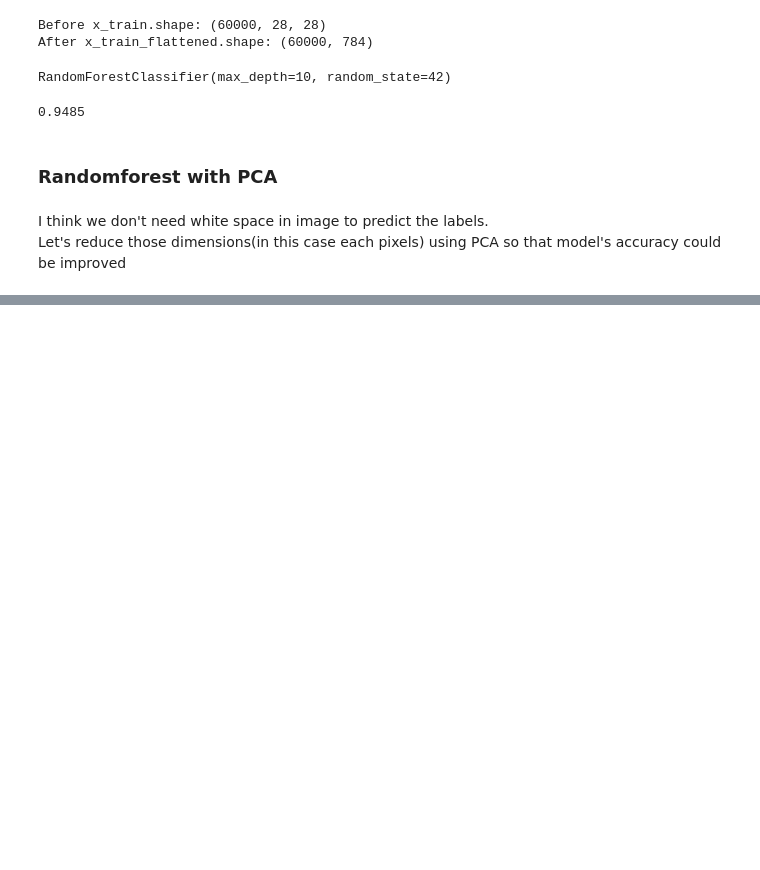
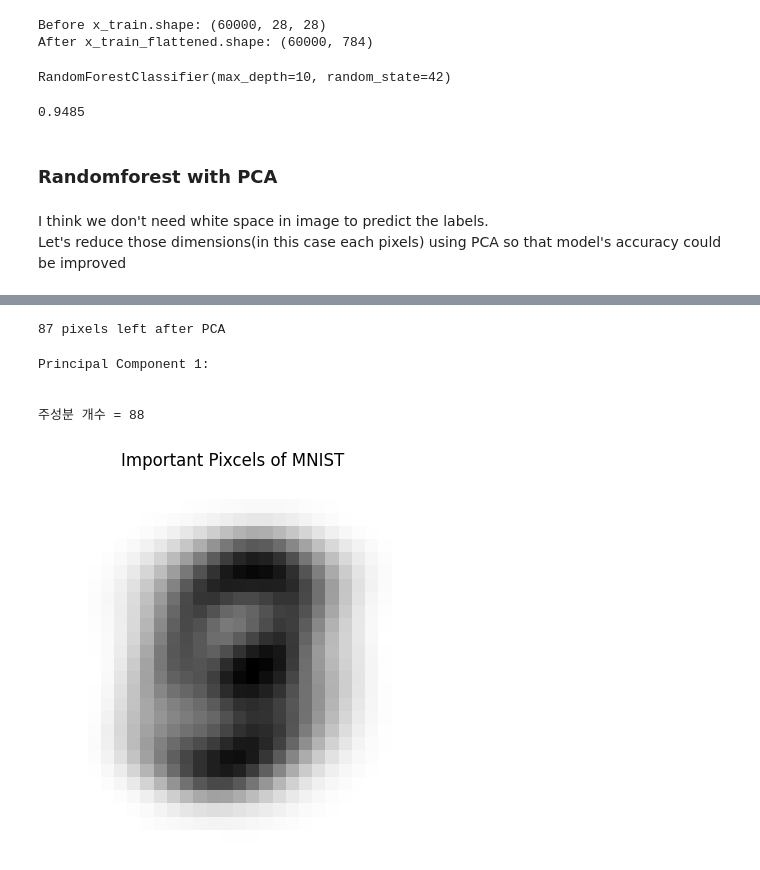
Before and after one commit to Pippeloo/DataScience-Paper, a Jupyter notebook: P3-Delivarable/mnist/minst-pca-RF.ipynb, the cells around one changed output, grey strips where cells are left out. Saved outputs shown, nothing was run; the diff lists cells and outputs as text; code cells hidden in the pictures; blank space fills up the shorter version.

```diff
--- a/P3-Delivarable/mnist/minst-pca-RF.ipynb
+++ b/P3-Delivarable/mnist/minst-pca-RF.ipynb
@@ -75,0 +98,30 @@ Let's reduce those dimensions(in this case each pixels) using PCA so that model'
+# %%
+print(f"{len(X_pca[0])} pixels left after PCA")
+
+# We can explain mnist dataset with only 87 pixels!!
+# %% [output]
+87 pixels left after PCA
+# %%
+# 주성분들이 어떤 원본 변수들의 조합으로 이루어졌는지 확인
+cnt=0
+for i in range(1):  # 처음 5개 주성분만 확인 (예시용)
+    print(f"Principal Component {i+1}:")
+    for j, (weight, pixel) in enumerate(zip(pca.components_[i], range(28*28))):
+        if weight > 0.065:
+            # print(f"Pixel {pixel}: {weight:.4f}")
+            cnt+=1
+    print("\n")
+
+print("주성분 개수 =", cnt)
+# %% [output]
+Principal Component 1:
+
+
+주성분 개수 = 88
+# %%
+plt.imshow(pca.mean_.reshape(28, 28), cmap="binary", interpolation="nearest")
+plt.axis('off')
+plt.title("Important Pixcels of MNIST", fontsize=12)
+plt.show()
+# %% [output]
+[figure, added]
```
Also changed, not shown: parts of 4 cells of this notebook.
